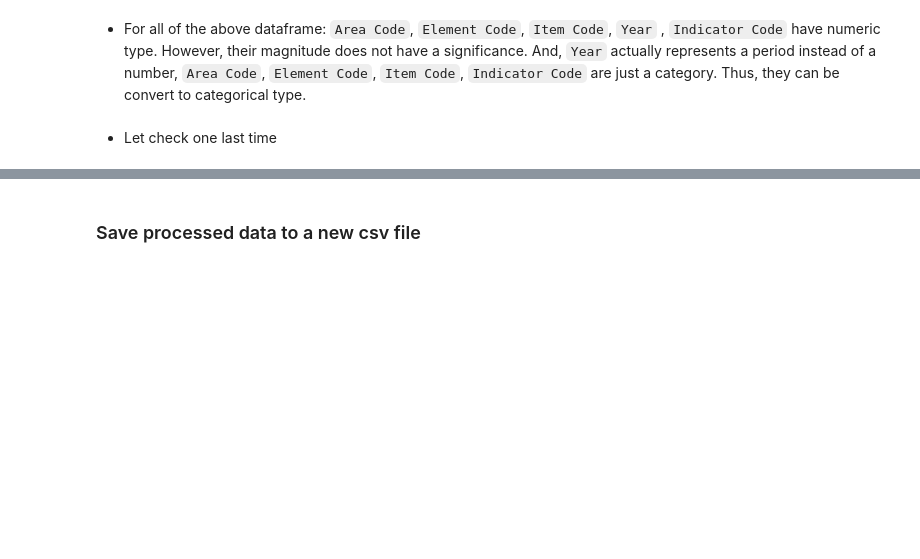
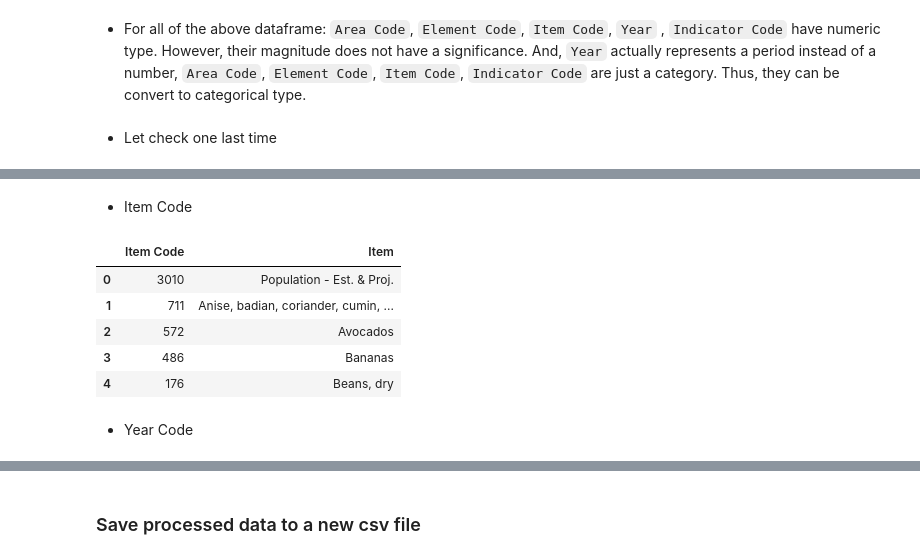
Before and after one commit to DunQua/-Intro2DS-Final-Seminar, a Jupyter notebook: source_code/02_preprocess_data.ipynb, the cells around one changed output, grey strips where cells are left out. Drawn from its saved outputs; the diff is of its cells as text; code cells hidden in the pictures; blank space fills up the shorter version.

```diff
--- a/source_code/02_preprocess_data.ipynb
+++ b/source_code/02_preprocess_data.ipynb
@@ -152,0 +203,27 @@ memory usage: 1.4+ MB
+# %% [markdown]
+-   Item Code
+# %%
+item = []
+item_code = []
+for df in [annual_pop_df, values_df, products_df]:
+    codes = df['Item Code'].unique()
+    for c in codes:
+        ite = df['Item'][df['Item Code'] == c].unique()[0]
+        if c not in item_code:
+            item_code.append(c)
+        if are not in item:
+            item.append(ite)
+
+
+item_df = pd.DataFrame(list(zip(item_code, item)), columns= ['Item Code', 'Item'])
+item_df.to_csv("../data/external/item_code.csv", index= False)
+item_df.head()
+# %% [output]
+|  | Item Code | Item |
+| 0 | 3010 | Population - Est. & Proj. |
+| 1 | 711 | Anise, badian, coriander, cumin, ... |
+| 2 | 572 | Avocados |
+| 3 | 486 | Bananas |
+| 4 | 176 | Beans, dry |
+# %% [markdown]
+- Year Code
```
Also changed, not shown: parts of 25 cells of this notebook, 14 other files.
